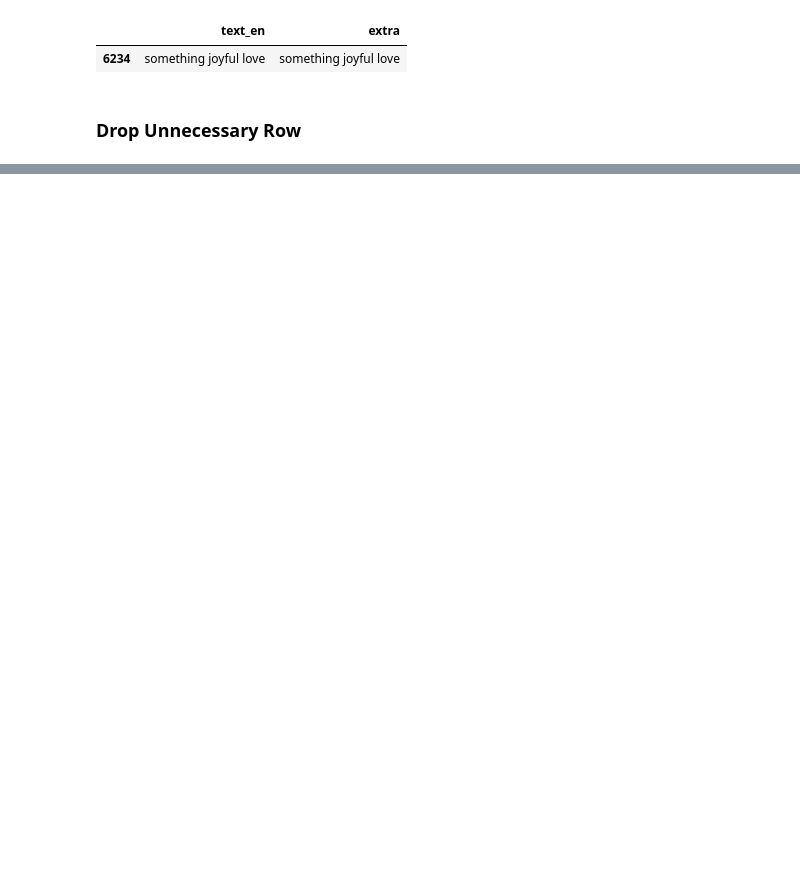
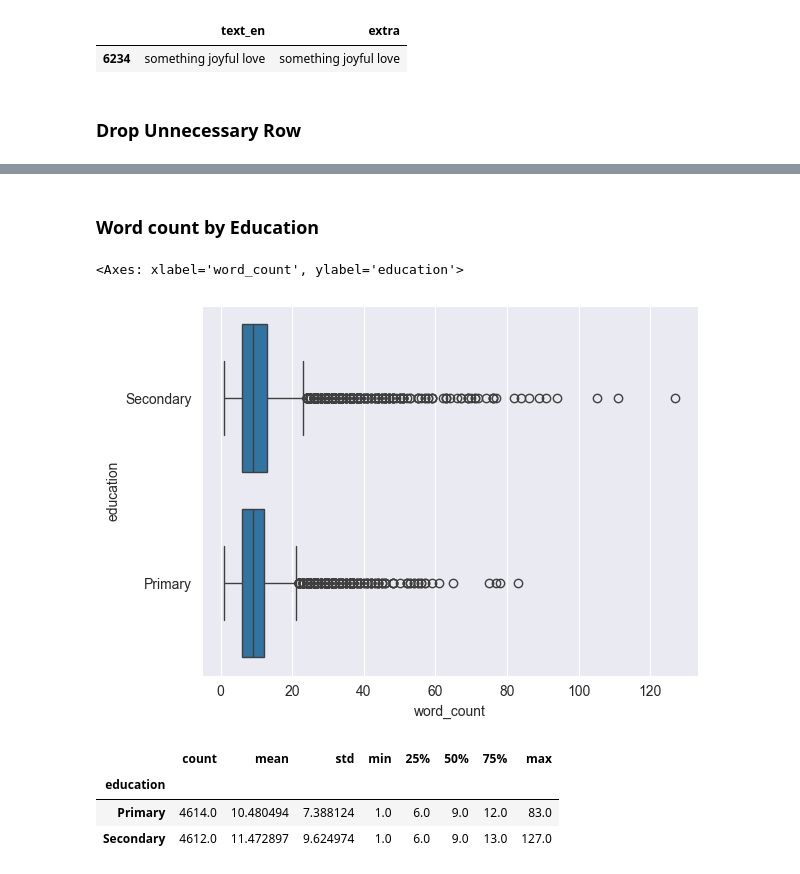
Before and after one commit to sanidavidanagama/DSGP15_Project, a Jupyter notebook: ml-models/education/notebooks/education_eda.ipynb, the cells around one changed output, grey strips where cells are left out. Cells and saved outputs as stored; diff of their text form; code cells hidden in the pictures; blank space fills up the shorter version.

```diff
--- a/ml-models/education/notebooks/education_eda.ipynb
+++ b/ml-models/education/notebooks/education_eda.ipynb
@@ -185,0 +264,3 @@ test_df.head()
+# %%
+train_df['word_count'] = train_df['text_en'].apply(lambda x: len(x.split()))
+test_df['word_count'] = test_df['text_en'].apply(lambda x: len(x.split()))
@@ -185,0 +279,14 @@ test_df.head()
+# %% [markdown]
+### Word count by Education
+# %%
+sns.boxplot(x="word_count", y="education", data=train_df)
+# %% [output]
+<Axes: xlabel='word_count', ylabel='education'>
+[figure, added]
+# %%
+train_df.groupby('education')['word_count'].describe()
+# %% [output]
+|  | count | mean | std | min | 25% | 50% | 75% | max |
+| education |  |  |  |  |  |  |  |  |
+| Primary | 4614.0 | 10.480494 | 7.388124 | 1.0 | 6.0 | 9.0 | 12.0 | 83.0 |
+| Secondary | 4612.0 | 11.472897 | 9.624974 | 1.0 | 6.0 | 9.0 | 13.0 | 127.0 |
```
Also changed, not shown: parts of 45 cells of this notebook.
